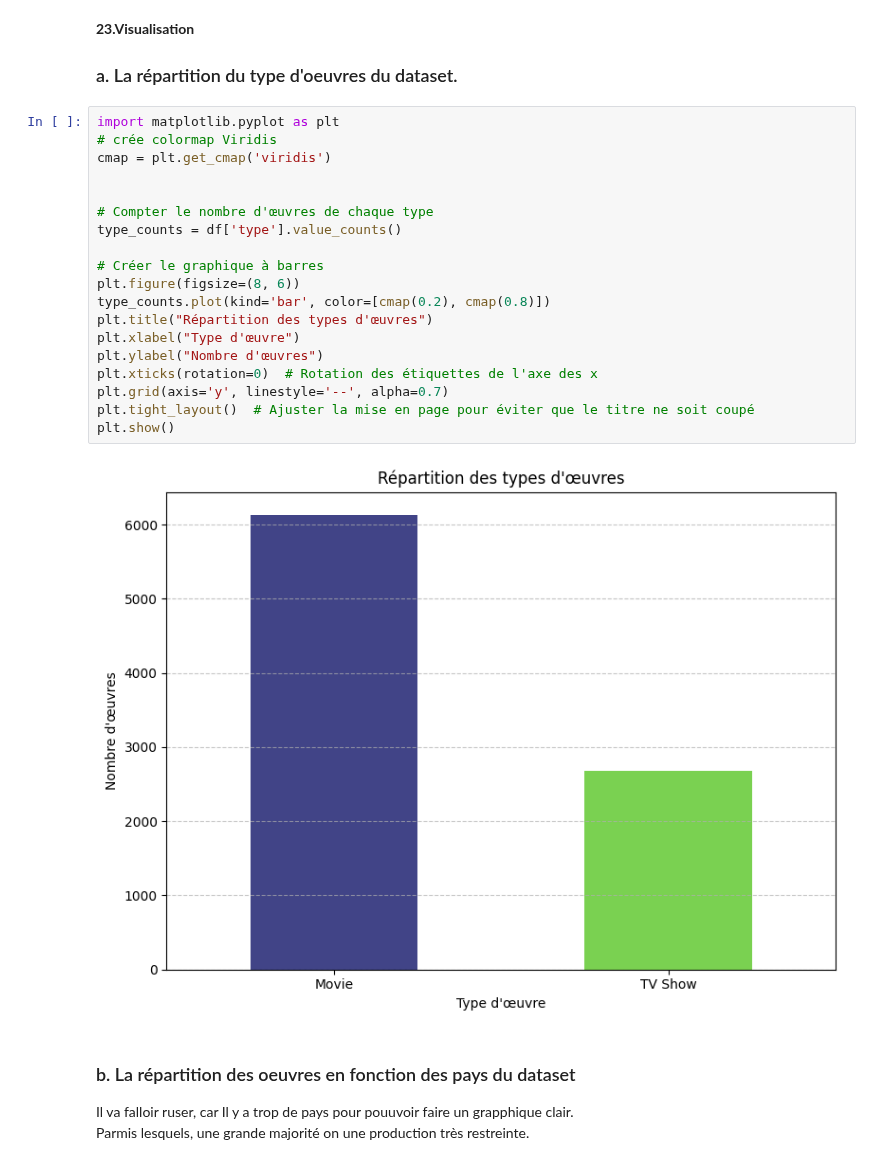
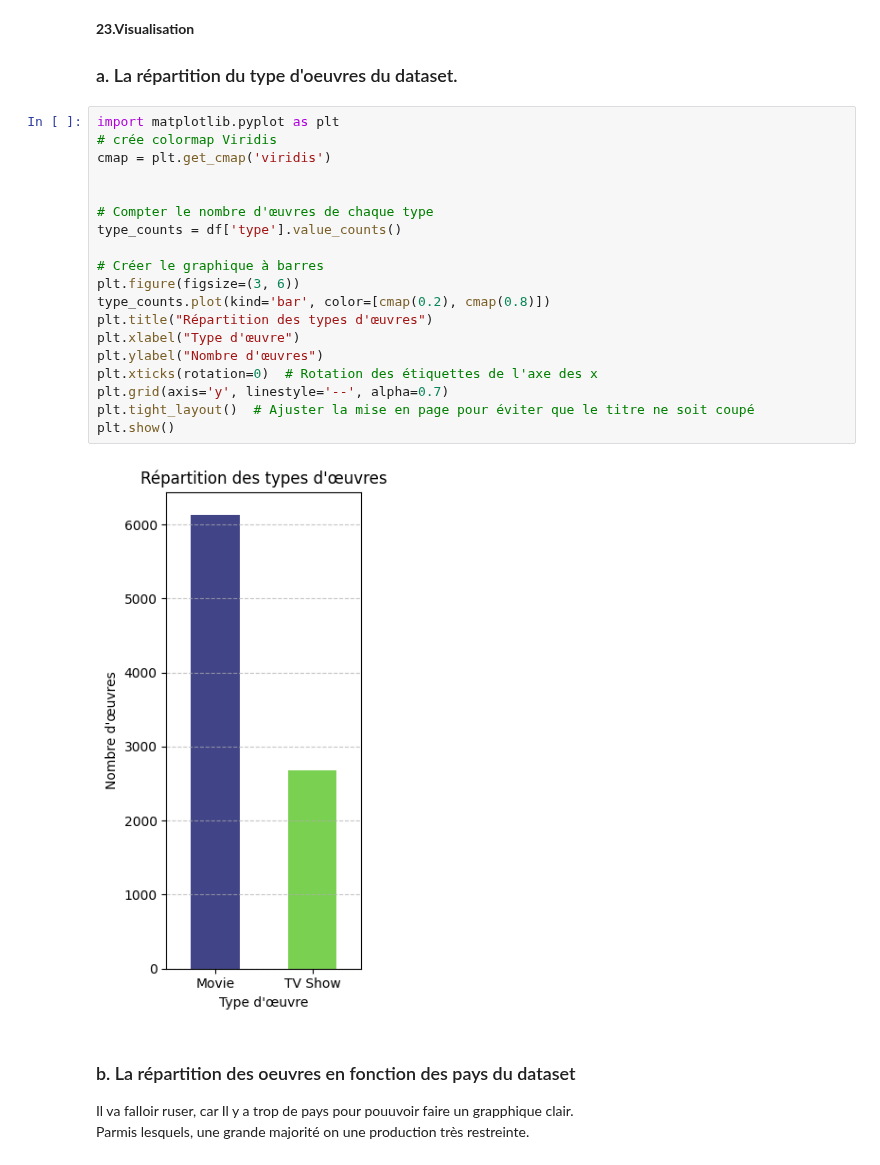
Before and after one commit to ines-lorquet/netflix-insights, a Jupyter notebook: Netflix Data Analysis.ipynb, the cells around one changed output. Cells and saved outputs as stored; diff of their text form.

```diff
--- a/Netflix Data Analysis.ipynb
+++ b/Netflix Data Analysis.ipynb
@@ -508,24 +508,24 @@ Nombre d'ajout au catalogue cette année là : 436
 # %%
 import matplotlib.pyplot as plt
 # crée colormap Viridis
 cmap = plt.get_cmap('viridis')
 
 
 # Compter le nombre d'œuvres de chaque type
 type_counts = df['type'].value_counts()
 
 # Créer le graphique à barres
-plt.figure(figsize=(8, 6))
+plt.figure(figsize=(3, 6))
 type_counts.plot(kind='bar', color=[cmap(0.2), cmap(0.8)])
 plt.title("Répartition des types d'œuvres")
 plt.xlabel("Type d'œuvre")
 plt.ylabel("Nombre d'œuvres")
 plt.xticks(rotation=0)  # Rotation des étiquettes de l'axe des x
 plt.grid(axis='y', linestyle='--', alpha=0.7)
 plt.tight_layout()  # Ajuster la mise en page pour éviter que le titre ne soit coupé
 plt.show()
 # %% [output]
-[figure, old version]
+[figure, new version]
 # %% [markdown]
 ### b. La répartition des oeuvres en fonction des pays du dataset
 Il va falloir ruser, car Il y a trop de pays pour pouuvoir faire un grapphique clair.<br>Parmis lesquels, une grande majorité on une production très restreinte.
```
Also changed, not shown: parts of 16 cells of this notebook.
